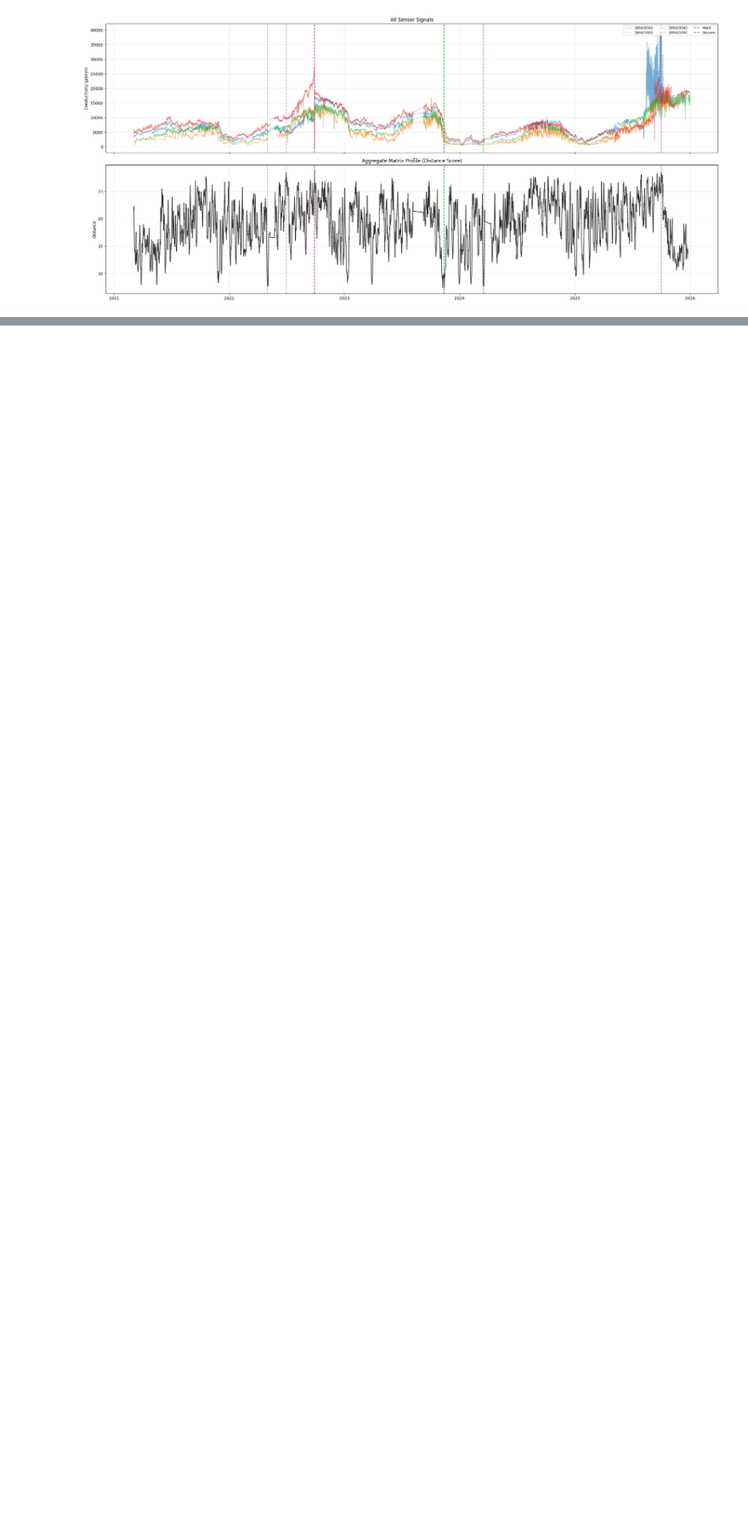
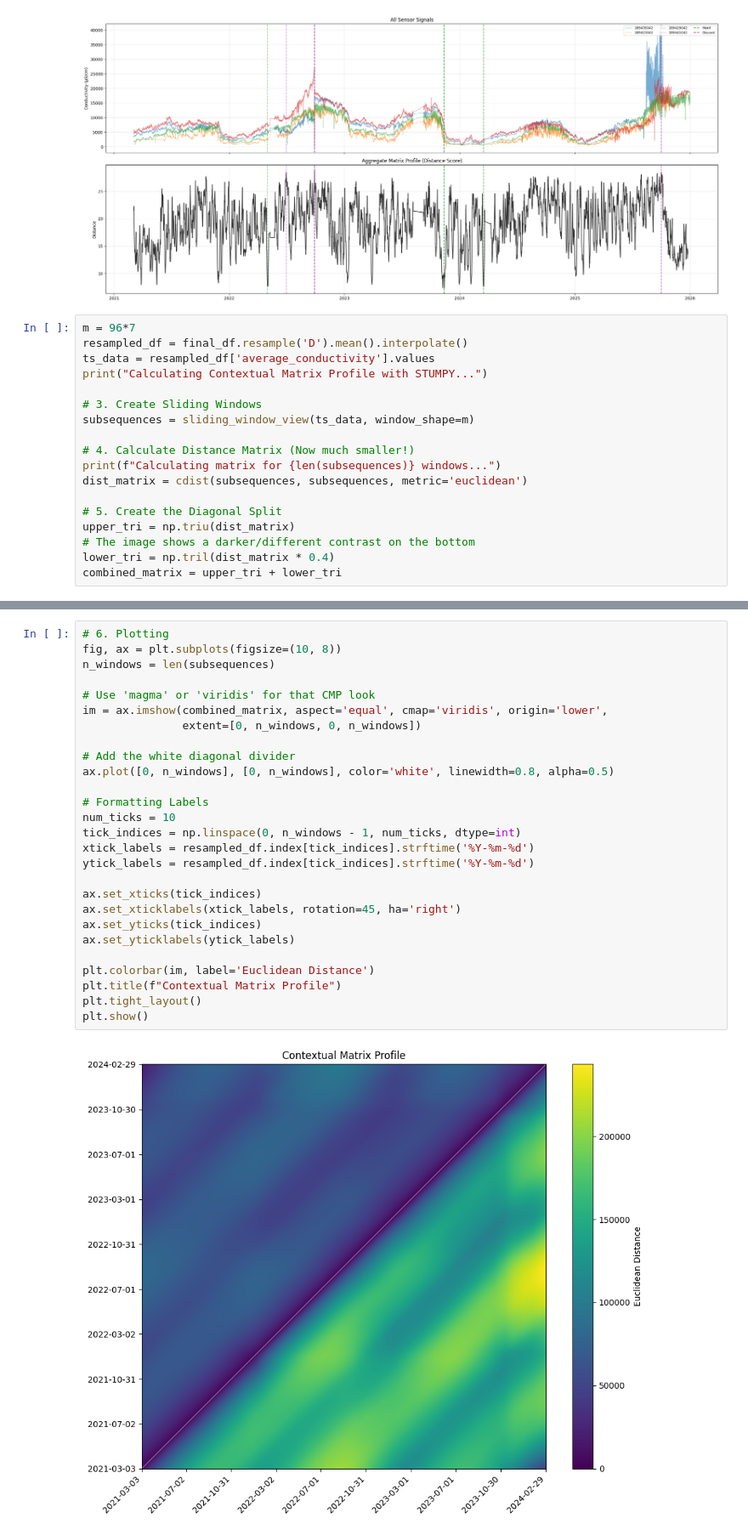
Before and after one commit to ShehabEldeenAyman/Gent-Terneuzen-canal, a Jupyter notebook: time_series_analysis/matrix_profile.ipynb, the cells around one changed output, grey strips where cells are left out. Shown at 85% size. Drawn from its saved outputs; the diff is of its cells as text; blank space fills up the shorter version.

```diff
--- a/time_series_analysis/matrix_profile.ipynb
+++ b/time_series_analysis/matrix_profile.ipynb
@@ -291,3 +293,21 @@ plt.tight_layout()
 plt.show()
 # %% [output]
 [figure]
+# %%
+m = 96*7
+resampled_df = final_df.resample('D').mean().interpolate()
+ts_data = resampled_df['average_conductivity'].values
+print("Calculating Contextual Matrix Profile with STUMPY...")
+
+# 3. Create Sliding Windows
+subsequences = sliding_window_view(ts_data, window_shape=m)
+
+# 4. Calculate Distance Matrix (Now much smaller!)
+print(f"Calculating matrix for {len(subsequences)} windows...")
+dist_matrix = cdist(subsequences, subsequences, metric='euclidean')
+
+# 5. Create the Diagonal Split
+upper_tri = np.triu(dist_matrix)
+# The image shows a darker/different contrast on the bottom
+lower_tri = np.tril(dist_matrix * 0.4)
+combined_matrix = upper_tri + lower_tri
@@ -293,0 +317,29 @@ plt.show()
+# %%
+# 6. Plotting
+fig, ax = plt.subplots(figsize=(10, 8))
+n_windows = len(subsequences)
+
+# Use 'magma' or 'viridis' for that CMP look
+im = ax.imshow(combined_matrix, aspect='equal', cmap='viridis', origin='lower',
+               extent=[0, n_windows, 0, n_windows])
+
+# Add the white diagonal divider
+ax.plot([0, n_windows], [0, n_windows], color='white', linewidth=0.8, alpha=0.5)
+
+# Formatting Labels
+num_ticks = 10
+tick_indices = np.linspace(0, n_windows - 1, num_ticks, dtype=int)
+xtick_labels = resampled_df.index[tick_indices].strftime('%Y-%m-%d')
+ytick_labels = resampled_df.index[tick_indices].strftime('%Y-%m-%d')
+
+ax.set_xticks(tick_indices)
+ax.set_xticklabels(xtick_labels, rotation=45, ha='right')
+ax.set_yticks(tick_indices)
+ax.set_yticklabels(ytick_labels)
+
+plt.colorbar(im, label='Euclidean Distance')
+plt.title(f"Contextual Matrix Profile")
+plt.tight_layout()
+plt.show()
+# %% [output]
+[figure, added]
```
Also changed, not shown: parts of 4 cells of this notebook.
